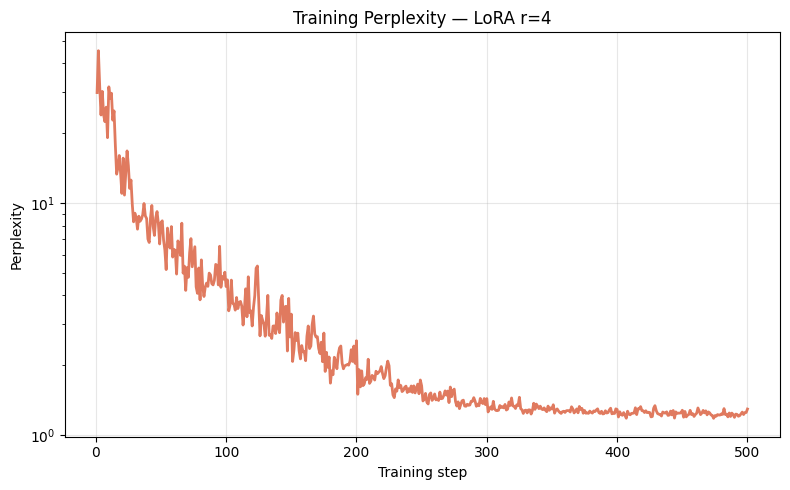
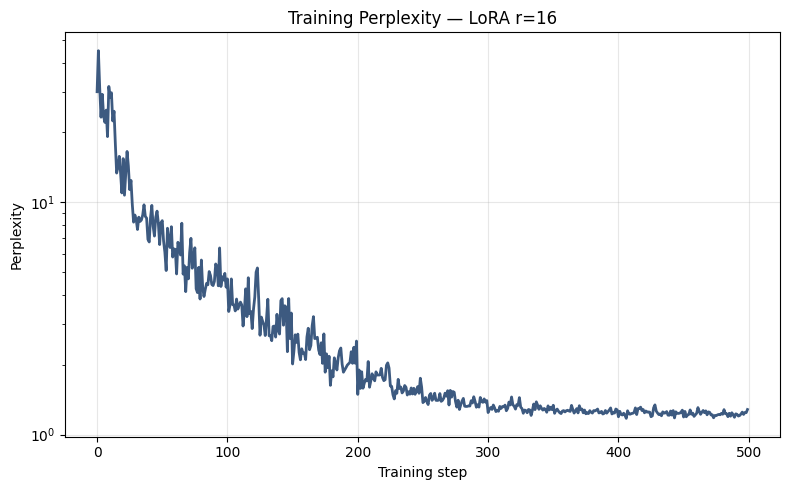
Unified diff of the notebook cell whose output changed from the first chart to the second:
--- before
+++ after
@@ -4,11 +4,13 @@
     steps, losses = [], []
     for entry in trainer.state.log_history:
-        if 'loss' in entry and 'eval_loss' not in entry:
-            steps.append(entry['step'])
-            losses.append(entry['loss'])
+        if "loss" in entry and "eval_loss" not in entry:
+            steps.append(entry["step"])
+            losses.append(entry["loss"])
+    if not steps:
+        raise ValueError("No training loss found. Run trainer.train() before plotting perplexity.")
     return steps, losses
 
-s4, l4 = loss_curve(trainer_ab)
-ppl4 = [math.exp(x) for x in l4]
+s16, l16 = loss_curve(trainer)
+ppl16 = [math.exp(x) for x in l16]
 
 # --- Print perplexity at checkpoint steps ---
@@ -20,8 +22,8 @@
 
 checkpoints = [0, 100, 200, 300, 400, 500]
-print(f"{'Step':>6} | {'r=4 PPL':>12}")
+print(f"{'Step':>6} | {'r=16 PPL':>12}")
 print("-" * 23)
 for t in checkpoints:
-    p = ppl_at_step(s4, ppl4, t)
+    p = ppl_at_step(s16, ppl16, t)
     print(f"{t:>6} | {p:>12.4f}")
 print()
@@ -29,9 +31,9 @@
 # --- Plot ---
 fig, ax = plt.subplots(figsize=(8, 5))
-ax.plot(s4, ppl4, color='#e07a5f', linewidth=2)
+ax.plot(s16, ppl16, color='#3d5a80', linewidth=2)
 ax.set_xlabel('Training step')
 ax.set_ylabel('Perplexity')
 ax.set_yscale('log')
-ax.set_title('Training Perplexity — LoRA r=4')
+ax.set_title('Training Perplexity — LoRA r=16')
 ax.grid(True, alpha=0.3)
 plt.tight_layout()

Commit: Fix notebook perplexity log lookup